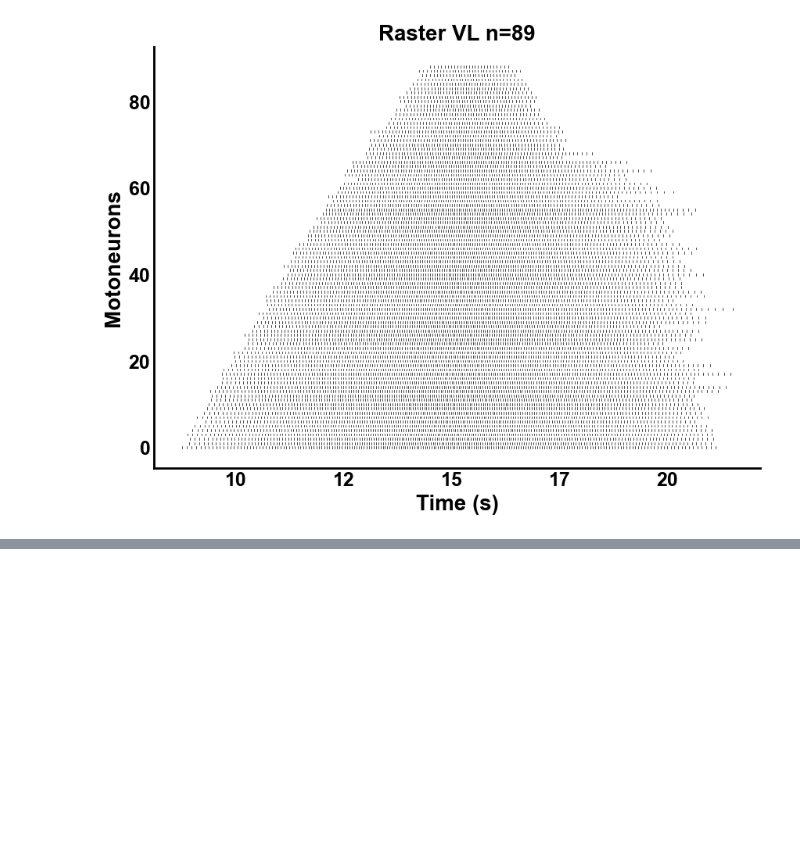
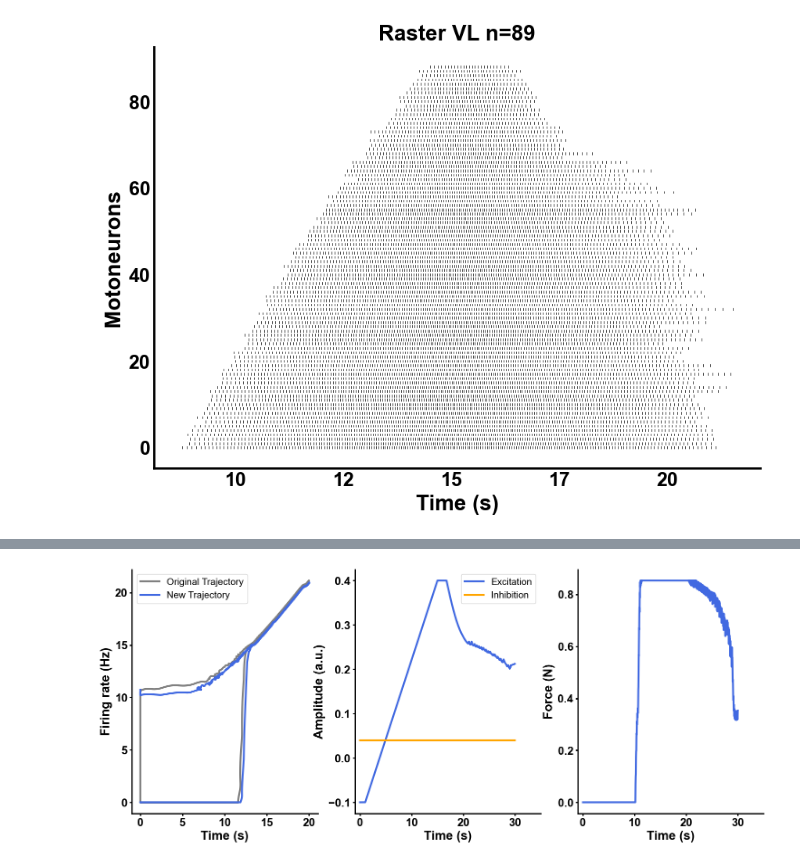
Before and after one commit to natmtc/flexible-motoneuron-control, a Jupyter notebook: Figures.ipynb, the cells around one changed output, grey strips where cells are left out. Saved outputs shown, nothing was run; the diff lists cells and outputs as text; code cells hidden in the pictures; blank space fills up the shorter version.

```diff
--- a/Figures.ipynb
+++ b/Figures.ipynb
@@ -150,0 +390,63 @@ plt.show()
+# %%
+# Set font to Arial for all plots
+plt.rcParams['font.family'] = 'Arial'
+
+# Create subplots
+fig, axs = plt.subplots(1, 3, figsize=(18, 7))
+
+# First subplot: Original and new trajectories
+axs[0].plot(original[0, :], original[1, :], label='Original Trajectory', color='gray',linewidth=3)
+axs[0].plot(new[0, :], new[1, :], label='New Trajectory', color='royalblue',linewidth=3)
+axs[0].set_xlabel("Time (s)", fontsize=20, fontweight='bold')
+axs[0].set_ylabel("Firing rate (Hz)", fontsize=20, fontweight='bold')
+# axs[0].set_title("Original and", fontsize=22, fontweight='bold')
+axs[0].legend(fontsize=15)
+axs[0].tick_params(axis='both', which='major', labelsize=18, width=2, labelcolor='black', labelrotation=0)
+axs[0].grid(False)
+axs[0].set_xlim(left=-1)  # Set x-axis to start from 0
+
+# Second subplot: Excitation and Inhibition (dividing x-axis by 1000)
+axs[1].plot(exc, label='Excitation', color='royalblue',linewidth=3)
+axs[1].plot(inh, label='Inhibition', color='orange',linewidth=3)
+axs[1].set_xlabel("Time (s)", fontsize=20, fontweight='bold')
+axs[1].set_ylabel("Amplitude (a.u.)", fontsize=20, fontweight='bold')
+# axs[1].set_title("Excitation vs Inhibition", fontsize=22, fontweight='bold')
+axs[1].legend(fontsize=15)
+axs[1].tick_params(axis='both', which='major', labelsize=18, width=2, labelcolor='black')
+axs[1].set_xticks(axs[1].get_xticks())
+axs[1].set_xticklabels([f'{int(x/1000)}' for x in axs[1].get_xticks()], fontsize=18, fontweight='bold')
+axs[1].set_xlim(-1000, 35000)  # Set x-axis to range from -1 to 35
+axs[1].grid(False)
+
+# Third subplot: Force (dividing x-axis by 20000)
+axs[2].plot(force, color='royalblue', label='Force',linewidth=3)
+axs[2].set_xlabel("Time (s)", fontsize=20, fontweight='bold')
+axs[2].set_ylabel("Force (N)", fontsize=20, fontweight='bold')
+# axs[2].set_title("Force", fontsize=22, fontweight='bold')
+axs[2].tick_params(axis='both', which='major', labelsize=18, width=2, labelcolor='black')
+axs[2].set_xticks(axs[2].get_xticks())
+axs[2].set_xticklabels([f'{int(x/20000)}' for x in axs[2].get_xticks()], fontsize=18, fontweight='bold')
+axs[2].grid(False)
+axs[2].set_xlim(-20000, 700000)  # Set x-axis to range from -1 to 35
+
+# Make axis spines thicker and set tick labels bold for all subplots
+for ax in axs:
+    ax.spines['bottom'].set_linewidth(2)
+    ax.spines['left'].set_linewidth(2)
+    for tick in ax.get_xticklabels():
+        tick.set_fontsize(18)
+        tick.set_fontweight('bold')
+    for tick in ax.get_yticklabels():
+        tick.set_fontsize(18)
+        tick.set_fontweight('bold')
+
+# Adjust layout and appearance
+sns.despine()
+
+# Save figure (optional)
+plt.savefig('/Users/nmt121/Desktop/figures/Controller_normal.png', dpi=300, bbox_inches='tight')
+
+# Show plot
+plt.show()
+# %% [output]
+[figure, added]
```
Also changed, not shown: parts of 8 cells of this notebook, 2 other files.
